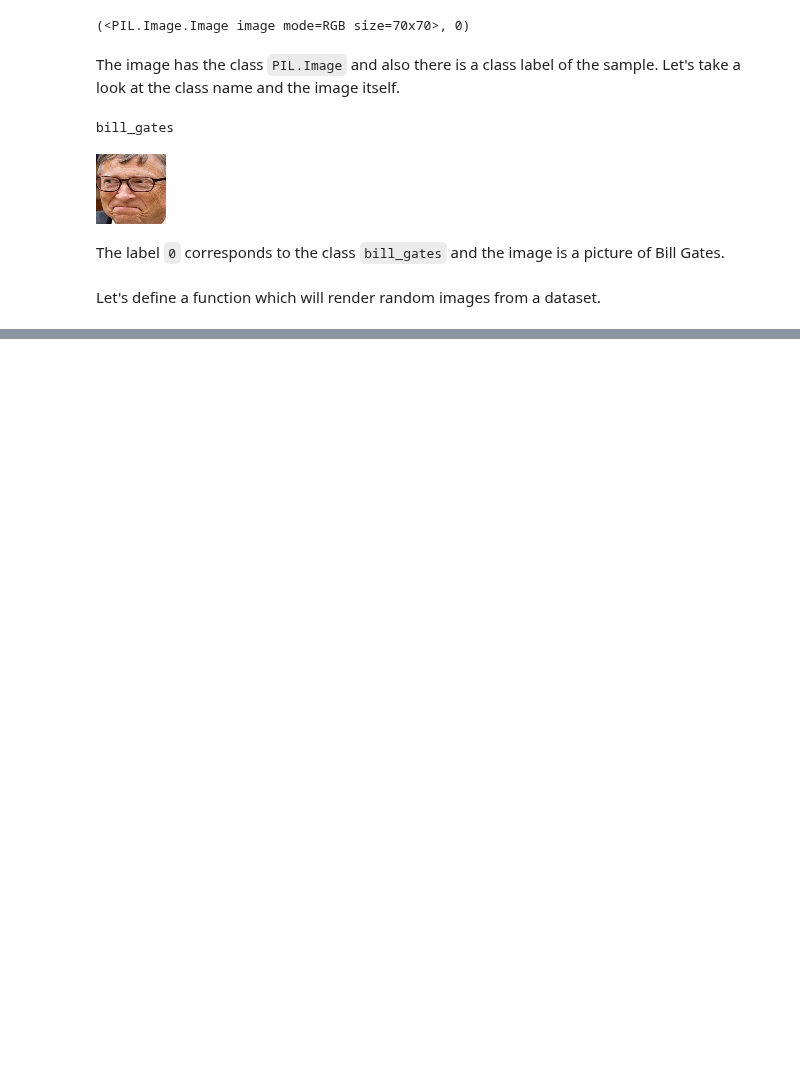
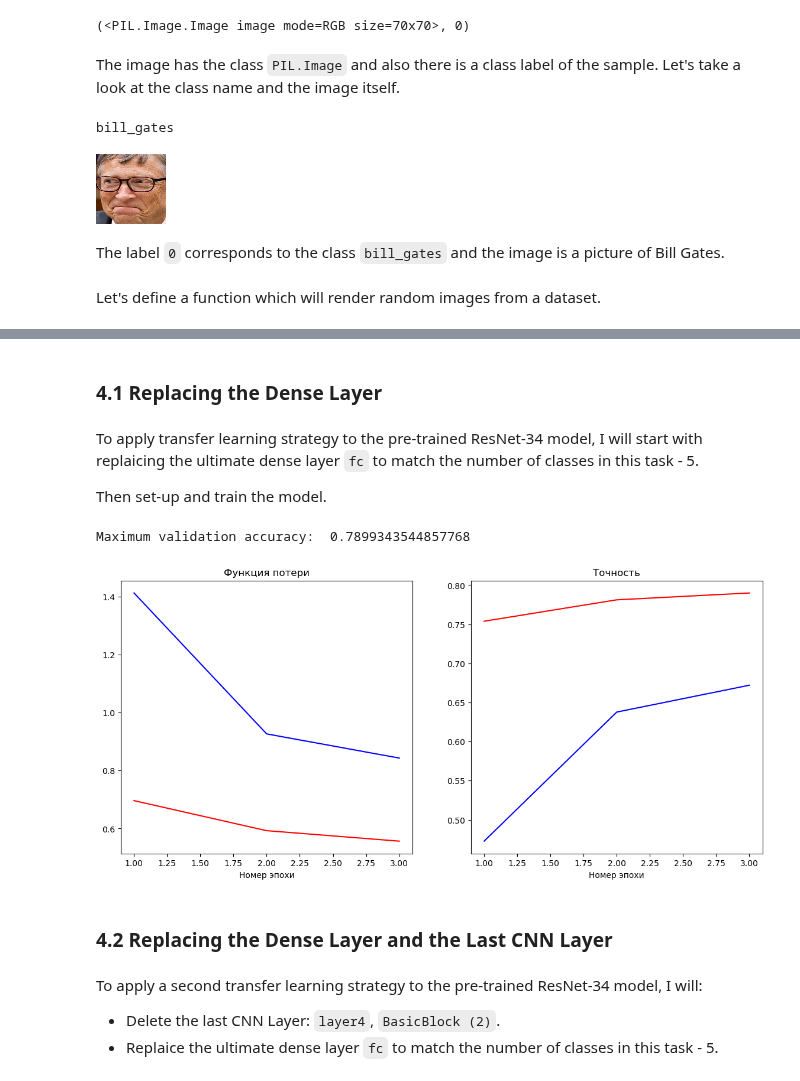
Before and after one commit to helios12/DataScienceProjects, a Jupyter notebook: projects/project-8/Project-8.Computer_vision_image_classification.ipynb, the cells around one changed output, grey strips where cells are left out. Cells and saved outputs as stored; diff of their text form; code cells hidden in the pictures; blank space fills up the shorter version.

```diff
--- a/projects/project-8/Project-8.Computer_vision_image_classification.ipynb
+++ b/projects/project-8/Project-8.Computer_vision_image_classification.ipynb
@@ -93,0 +200,17 @@ def plot_samples(dataset, num_samples=5):
+# %%
+def render_results(loss_train, top1_train, loss_valid, top1_valid):
+    plt.figure(figsize=(14, 6))
+
+    plt.subplot(121)
+    plt.plot(range(1, len(loss_train) + 1), loss_train, color="b")
+    plt.plot(range(1, len(loss_train) + 1), loss_valid, color="r")
+    plt.xlabel("Номер эпохи")
+    plt.title("Функция потери")
+
+    plt.subplot(122)
+    plt.plot(range(1, len(loss_train) + 1), top1_train, color="b")
+    plt.plot(range(1, len(loss_train) + 1), top1_valid, color="r")
+    plt.xlabel("Номер эпохи")
+    plt.title("Точность")
+
+    plt.show()
@@ -93,0 +245,3 @@ def plot_samples(dataset, num_samples=5):
+# %%
+model_dense = models.resnet34(pretrained=True)
+model_dense
@@ -93,0 +266,42 @@ def plot_samples(dataset, num_samples=5):
+# %% [markdown]
+### 4.1 Replacing the Dense Layer
+# %% [markdown]
+To apply transfer learning strategy to the pre-trained ResNet-34 model, I will start with replaicing the ultimate dense layer `fc` to match the number of classes in this task - 5.
+
+Then set-up and train the model.
+# %%
+model_dense.fc = torch.nn.Linear(512, len(train_dataset.classes))
+
+set_up_and_train(model_dense, train_loader, valid_loader)
+
+# # Freeze the weights of all other layers and train only the final dense layer.
+# for parameter in model_dense.parameters():
+#     parameter.requires_grad = False
+# for parameter in model_dense.fc.parameters():
+#     parameter.requires_grad = True
+
+# # Use Cross Entropy Loss for multi-class classification
+# criterion = torch.nn.CrossEntropyLoss()
+
+# # Move the model and criterion to the selected device (MPS/CPU)
+# model_dense = model_dense.to(device)
+# criterion = criterion.to(device)
+
+# # Use Adam optimizer with weight decay (L2 regularization)
+# # It is important to create it after the model is moved to the device
+# optimizer = torch.optim.Adam(model_dense.parameters(), lr=1e-2, weight_decay=1e-4)
+
+# # Train the model
+# loss_train, top1_train, loss_valid, top1_valid = train_model(model_dense, criterion, optimizer, train_loader, valid_loader, EPOCHS)
+
+# print('Maximum validation accuracy: ', max(top1_valid))
+# render_results(loss_train, top1_train, loss_valid, top1_valid)
+# %% [output]
+Maximum validation accuracy:  0.7899343544857768
+[figure, added]
+# %% [markdown]
+### 4.2 Replacing the Dense Layer and the Last CNN Layer
+# %% [markdown]
+To apply a second transfer learning strategy to the pre-trained ResNet-34 model, I will:
+* Delete the last CNN Layer: `layer4`, `BasicBlock (2)`.
+* Replaice the ultimate dense layer `fc` to match the number of classes in this task - 5.
```
Also changed, not shown: parts of 26 cells of this notebook, 4 other files.
